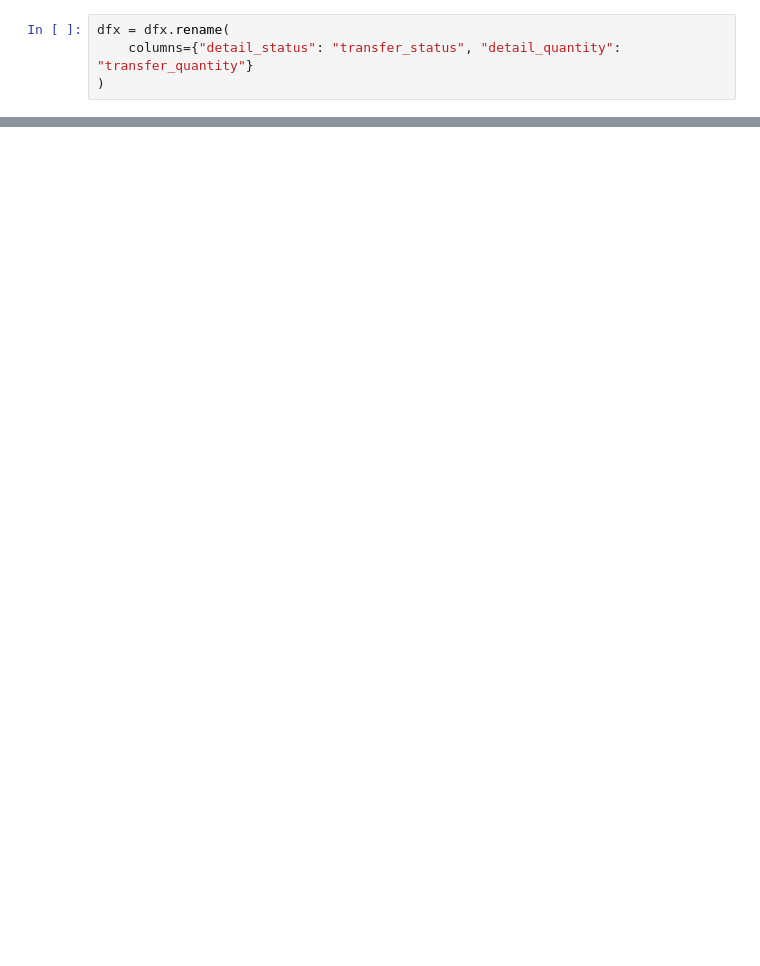
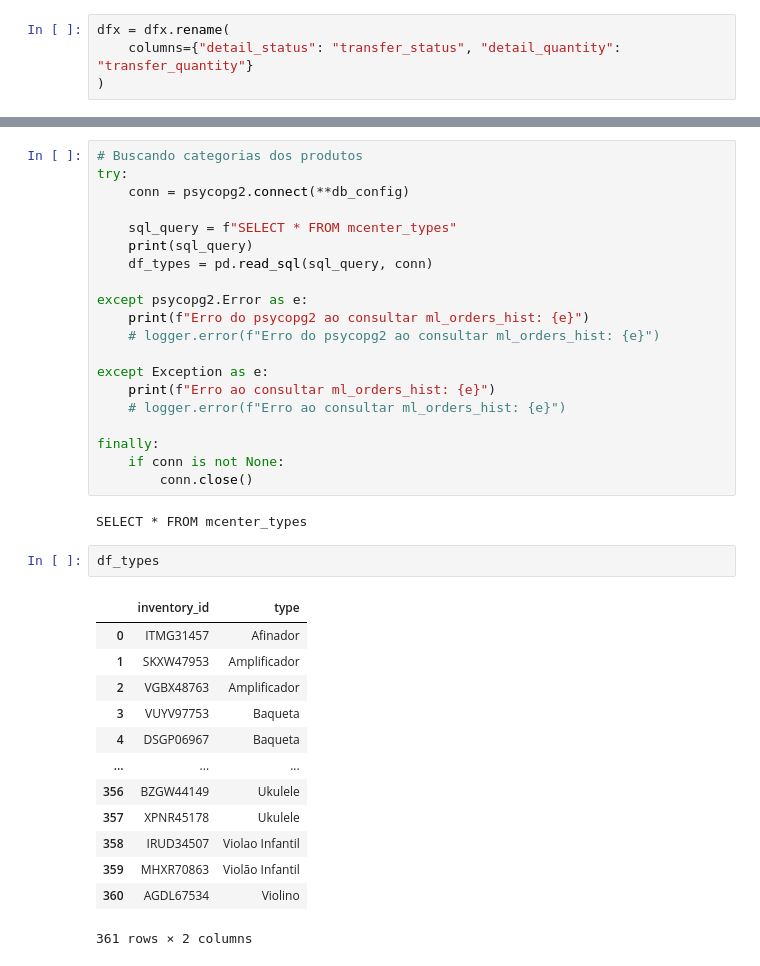
Before and after one commit to lpcoutinho/mcenter_streamlit, a Jupyter notebook: Notebooks/calculando_envio_fulfillment.ipynb, the cells around one changed output, grey strips where cells are left out. Saved outputs shown, nothing was run; the diff lists cells and outputs as text; blank space fills up the shorter version.

```diff
--- a/Notebooks/calculando_envio_fulfillment.ipynb
+++ b/Notebooks/calculando_envio_fulfillment.ipynb
@@ -935,0 +1022,38 @@ dfx
+# %%
+# Buscando categorias dos produtos
+try:
+    conn = psycopg2.connect(**db_config)
+
+    sql_query = f"SELECT * FROM mcenter_types"
+    print(sql_query)
+    df_types = pd.read_sql(sql_query, conn)
+
+except psycopg2.Error as e:
+    print(f"Erro do psycopg2 ao consultar ml_orders_hist: {e}")
+    # logger.error(f"Erro do psycopg2 ao consultar ml_orders_hist: {e}")
+
+except Exception as e:
+    print(f"Erro ao consultar ml_orders_hist: {e}")
+    # logger.error(f"Erro ao consultar ml_orders_hist: {e}")
+
+finally:
+    if conn is not None:
+        conn.close()
+# %% [output]
+SELECT * FROM mcenter_types
+# %%
+df_types
+# %% [output]
+|  | inventory_id | type |
+| 0 | ITMG31457 | Afinador |
+| 1 | SKXW47953 | Amplificador |
+| 2 | VGBX48763 | Amplificador |
+| 3 | VUYV97753 | Baqueta |
+| 4 | DSGP06967 | Baqueta |
+| ... | ... | ... |
+| 356 | BZGW44149 | Ukulele |
+| 357 | XPNR45178 | Ukulele |
+| 358 | IRUD34507 | Violao Infantil |
+| 359 | MHXR70863 | Violão Infantil |
+| 360 | AGDL67534 | Violino |
+361 rows × 2 columns
```
Also changed, not shown: parts of 44 cells of this notebook, 6 other files.
